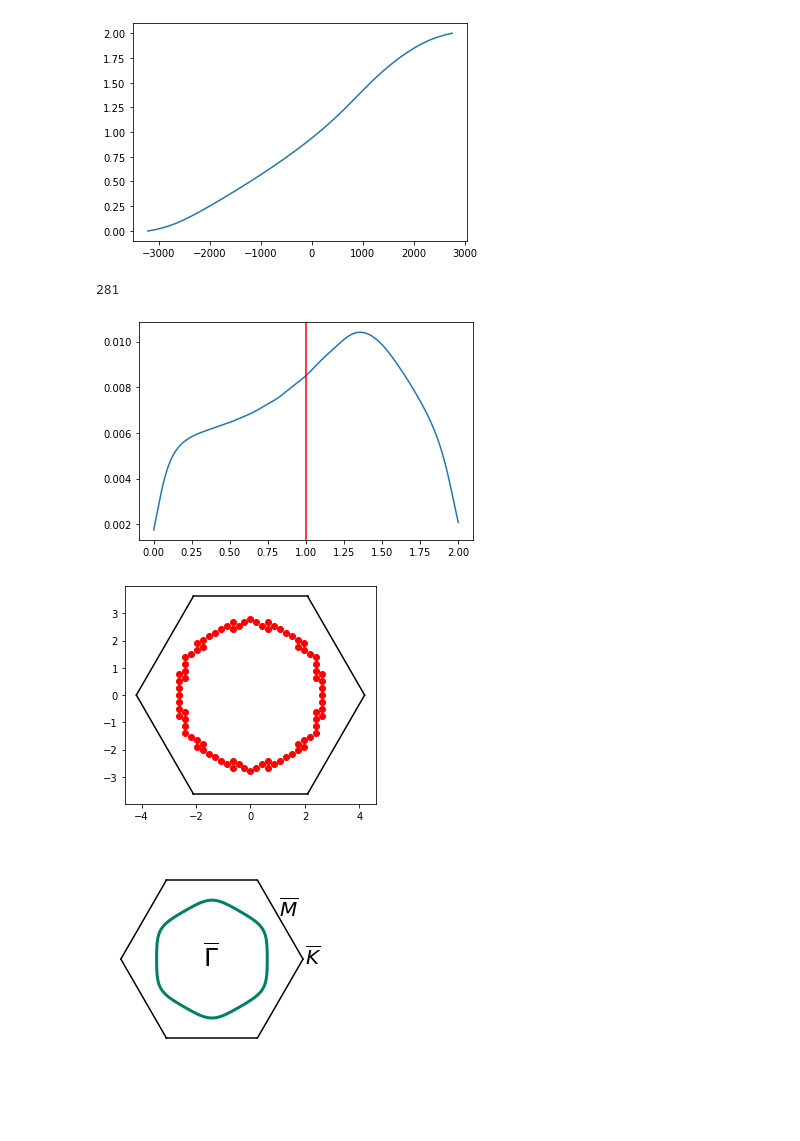
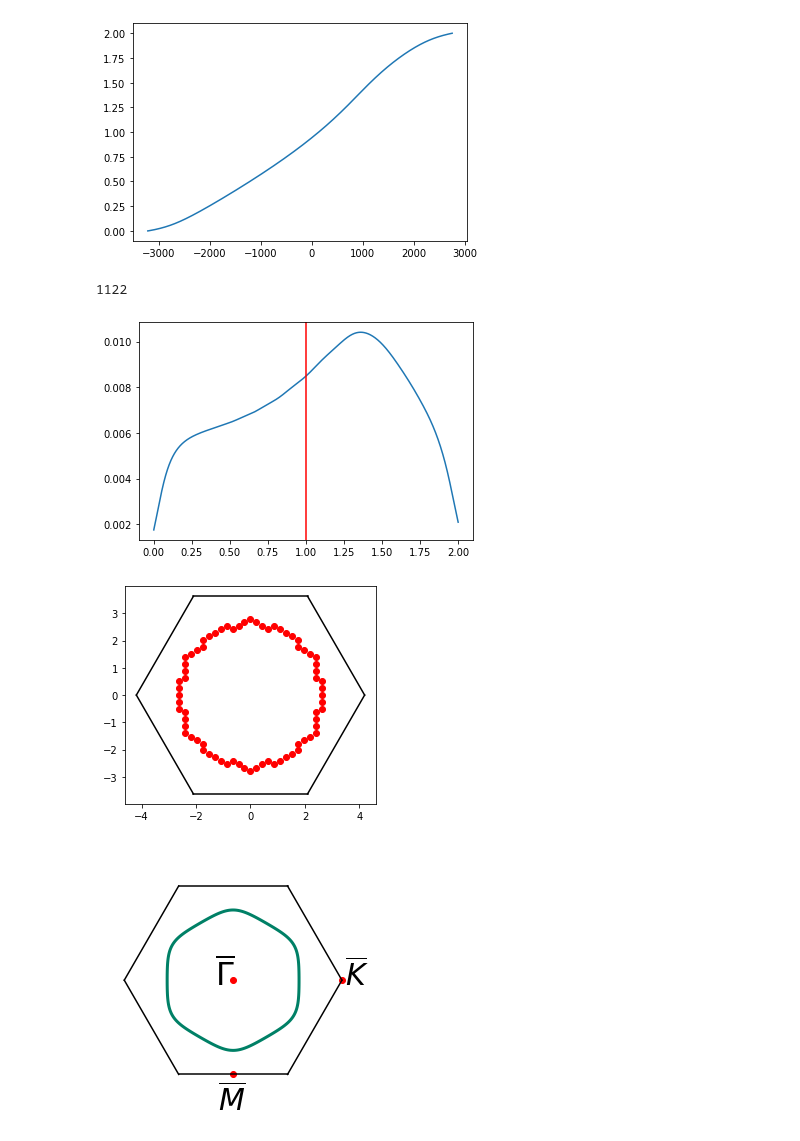
Before and after one commit to MendezV/fermi-surf, a Jupyter notebook: Triangular_lat.ipynb, the cells around one changed output. Drawn from its saved outputs; the diff is of its cells as text; code cells hidden in the pictures; blank space fills up the shorter version.

Commit message:
images added

```diff
--- a/Triangular_lat.ipynb
+++ b/Triangular_lat.ipynb
@@ -430,7 +430,7 @@ plt.gca().set_aspect('equal', adjustable='box')
 [figure]
 # %%
 epsil=450
-size_E=500
+size_E=2000
 
 minE=np.min(e2d(KX, KY, 0))-epsil
 maxE=np.max(e2d(KX, KY, 0))+epsil
@@ -439,7 +439,7 @@ def deltad(x,epsil):
 
     return (1/(np.pi*epsil))/(1+(x/epsil)**2)
 
-print("extremal energy values...",minE,maxE,epsil/(maxE-minE))
+print("extremal energy values...",minE,maxE,"...Epsilon/Bandwidth...",epsil/(maxE-minE))
 
 earr=np.linspace(minE,maxE,size_E)
 Dos=[]
@@ -478,7 +478,7 @@ plt.plot(nn,Dos)
 plt.axvline(nn[indi], c='r')
 plt.show()
 # %% [output]
-281
+1122
 [figure]
 # %%
 Ps=[]
@@ -502,26 +502,30 @@ plt.scatter(xs,ys, c='r')
 plt.gca().set_aspect('equal', adjustable='box')
 plt.show()
 # %% [output]
-[figure, old version]
+[figure, new version]
 # %%
 #plotting contours
 x = np.linspace(-3, 3, 300)
 X, Y = np.meshgrid(x, x)
 Z = e2d(X, Y, 0)
 plt.contour(X, Y, Z,levels=[e0],linewidths=3, cmap='summer');
 pol=np.array(lss).T
 for i in range(6):
     plt.plot(pol[0,i%6]*(1-t)+t*pol[0,(i+1)%6],pol[1,i%6]*(1-t)+t*pol[1,(i+1)%6],c='k')
 
 plt.gca().set_aspect('equal', adjustable='box')
 plt.xlim([-5,5])
 plt.ylim([-5,5])
 xticks([])
 yticks([])
-plt.text(3.1,2,r'$\overline{M}$',size=20)
-plt.text(4.3,-0.20,r'$\overline{K}$',size=20)
-plt.text(-0.42,-0.3,r'$\overline{\Gamma}$',size=25)
+plt.text(-0.6,-K_point_3[1]-1.4,r'$\overline{M}$',size=30)
+plt.text(4.3,-0.20,r'$\overline{K}$',size=30)
+plt.text(-0.7,-0.2,r'$\overline{\Gamma}$',size=32)
 axis("off")
-plt.savefig('FS_Pd_layer.png')
+tight_layout()
+scatter(0,0, c='r')
+scatter(0,-K_point_3[1], c='r')
+scatter(K_point_1[0],K_point_1[1], c='r')
+plt.savefig('FS_Pd_layer_HQ.png',dpi=1000)
 # %% [output]
-[figure, old version]
+[figure, new version]
```
Also changed, not shown: parts of 2 cells of this notebook, 8 other files.
